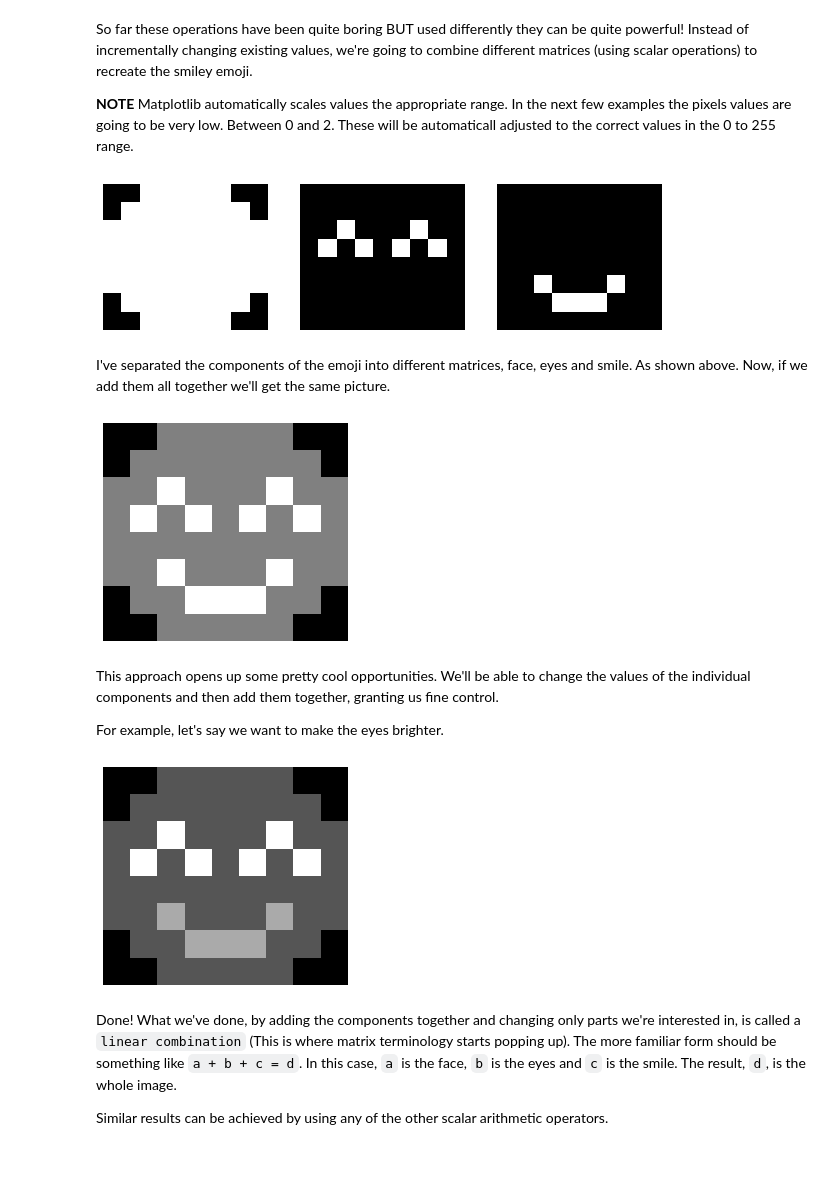
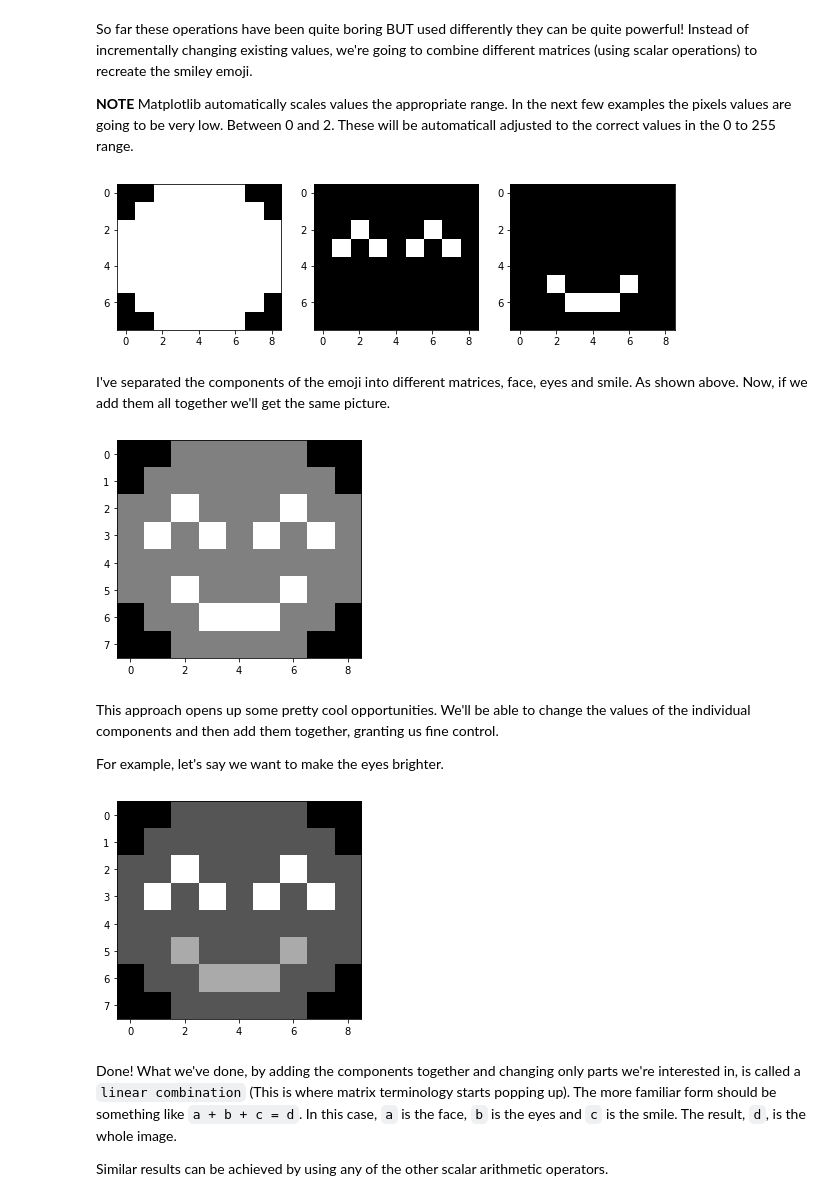
Before and after one commit to jonathanwvos/first_principles, a Jupyter notebook: Matrices.ipynb, the cells around one changed output. Saved outputs shown, nothing was run; the diff lists cells and outputs as text; code cells hidden in the pictures; blank space fills up the shorter version.

```diff
--- a/Matrices.ipynb
+++ b/Matrices.ipynb
@@ -752,55 +751,50 @@ emoji_eyes = np.array([
     [0,0,0,0,0,0,0,0,0],
     [0,0,0,0,0,0,0,0,0],
     [0,0,0,0,0,0,0,0,0],
     [0,0,0,0,0,0,0,0,0]
 ], dtype='uint8')
 
 # Smile
 emoji_smile = np.array([
     [0,0,0,0,0,0,0,0,0],
     [0,0,0,0,0,0,0,0,0],
     [0,0,0,0,0,0,0,0,0],
     [0,0,0,0,0,0,0,0,0],
     [0,0,0,0,0,0,0,0,0],
     [0,0,1,0,0,0,1,0,0],
     [0,0,0,1,1,1,0,0,0],
     [0,0,0,0,0,0,0,0,0]
 ], dtype='uint8')
 
 fig = plt.figure(figsize=(10,10))
 
 plt.subplot(1,3,1)
-plt.axis('off')
 plt.imshow(emoji_face, cmap='gray')
 
 plt.subplot(1,3,2)
-plt.axis('off')
 plt.imshow(emoji_eyes, cmap='gray')
 
 plt.subplot(1,3,3)
-plt.axis('off')
 plt.imshow(emoji_smile, cmap='gray')
 plt.show()
 # %% [output]
-[figure, old version]
+[figure, new version]
 # %% [markdown]
 I've separated the components of the emoji into different matrices, face, eyes and smile. As shown above. Now, if we add them all together we'll get the same picture.
 # %%
-plt.axis('off')
 plt.imshow(emoji_face + emoji_eyes + emoji_smile, cmap='gray')
 plt.show()
 # %% [output]
-[figure, old version]
+[figure, new version]
 # %% [markdown]
 This approach opens up some pretty cool opportunities. We'll be able to change the values of the individual components and then add them together, granting us fine control.
 
 For example, let's say we want to make the eyes brighter.
 # %%
-plt.axis('off')
 plt.imshow(emoji_face + 2*emoji_eyes + emoji_smile, cmap='gray')
 plt.show()
 # %% [output]
-[figure, old version]
+[figure, new version]
 # %% [markdown]
 Done! What we've done, by adding the components together and changing only parts we're interested in, is called a `linear combination` (This is where matrix terminology starts popping up). The more familiar form should be something like `a + b + c = d`. In this case, `a` is the face, `b` is the eyes and `c` is the smile. The result, `d`, is the whole image.
 
```
Also changed, not shown: parts of 14 cells of this notebook.
